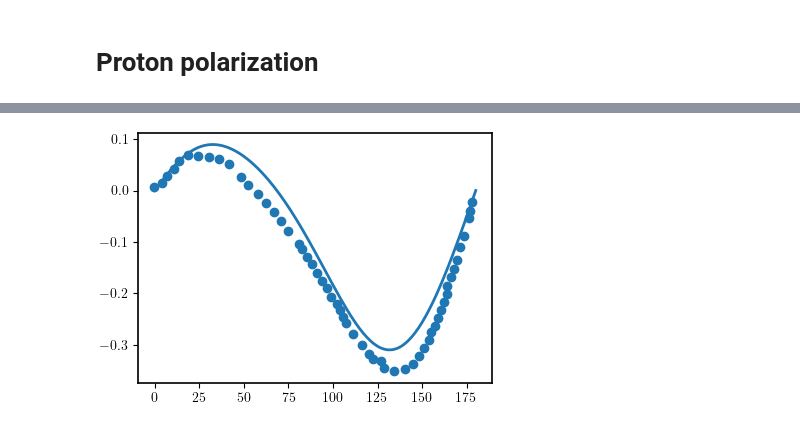
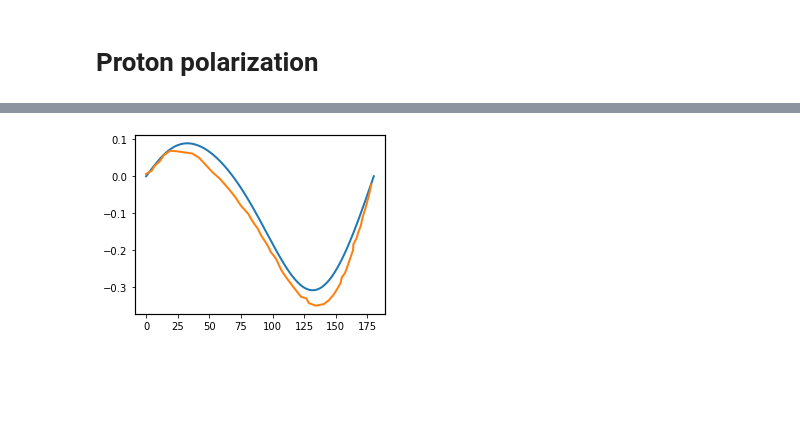
Before and after one commit to VitaliiUr/thesis, a Jupyter notebook: PlotData/Deuteron/Polarization.ipynb, the cells around one changed output, grey strips where cells are left out. Saved outputs shown, nothing was run; the diff lists cells and outputs as text; code cells hidden in the pictures; blank space fills up the shorter version.

```diff
--- a/PlotData/Deuteron/Polarization.ipynb
+++ b/PlotData/Deuteron/Polarization.ipynb
@@ -27,8 +27,8 @@ mpl.rcParams['mathtext.bf'] = 'DejaVu Sans:bold'
 plt.rcParams["font.family"] = "sans-serif"
 plt.rcParams["font.sans-serif"] = "DejaVu Sans"
 
-# plt.rc('text', usetex=False)
-plt.rc('text', usetex=True)
+plt.rc('text', usetex=False)
+# plt.rc('text', usetex=True)
 plt.rcParams['axes.linewidth'] = 1.2
 mpl.rcParams['lines.linewidth'] = 2
 
@@ -77,12 +77,19 @@ df_my.AX *= -1
 df_my.AX2 *= -1
 
 df_neuteron = pd.read_csv("./neuteron_Detected_data_2p75mev.csv")
+df_neuteron100 = pd.read_csv("./neuteron_Detected_data_100mev.csv")
 df_neuteron.T21D2 *= 2
 df_neuteron.T22D2 *= 2
 df_neuteron.T21D *= 2
 df_neuteron.T22D *= 2
 df_neuteron.AX *= -1
 df_neuteron.AX2 *= -1
+df_neuteron100.T21D2 *= 2
+df_neuteron100.T22D2 *= 2
+df_neuteron100.T21D *= 2
+df_neuteron100.T22D *= 2
+df_neuteron100.AX *= -1
+df_neuteron100.AX2 *= -1
 
 OBSERVABLES = [ob for ob in df_my.columns.values if ob not in [
     "THCM", "angle", "CUTOFF", "FORCE"]]
@@ -288,6 +403,7 @@ data="""18.88483234992566, 0.06922707224664267
 173.3136285332271, -0.08817525939720211"""
 # %%
 df_arenh = pd.read_csv(StringIO(data), sep=", ", names=["x", "y"])
+df_arenh.sort_values("x", inplace=True)
 # %%
 ax, fig = make_fig("POLNOUT2(y)", 100, 450, df_my, save=False,
                    ylabel="P$_y$(p)")
@@ -319,10 +435,10 @@ plt.show()
 # %%
 fig, ax = plt.subplots(1, 1, figsize=(4, 2.8), constrained_layout=True)
 ax.plot(df_tmp2.angle, df_tmp2["POLNOUT2(y)"])
-ax.scatter(df_arenh.x, df_arenh.y)
+ax.plot(df_arenh.x, df_arenh.y)
 # ax.plot(df_tmp2.THCM*180/np.pi, -df_tmp2["AYN1CAP2"])
 # ax.errorbar(df_cameron.theta, df_cameron.Ay,
 #             yerr=df_cameron["Ay-error"], zorder=3, **exp_style[1], **marker_common)
 plt.show()
 # %% [output]
-[figure, old version]
+[figure, new version]
```
Also changed, not shown: parts of 10 cells of this notebook, 4 other files.
